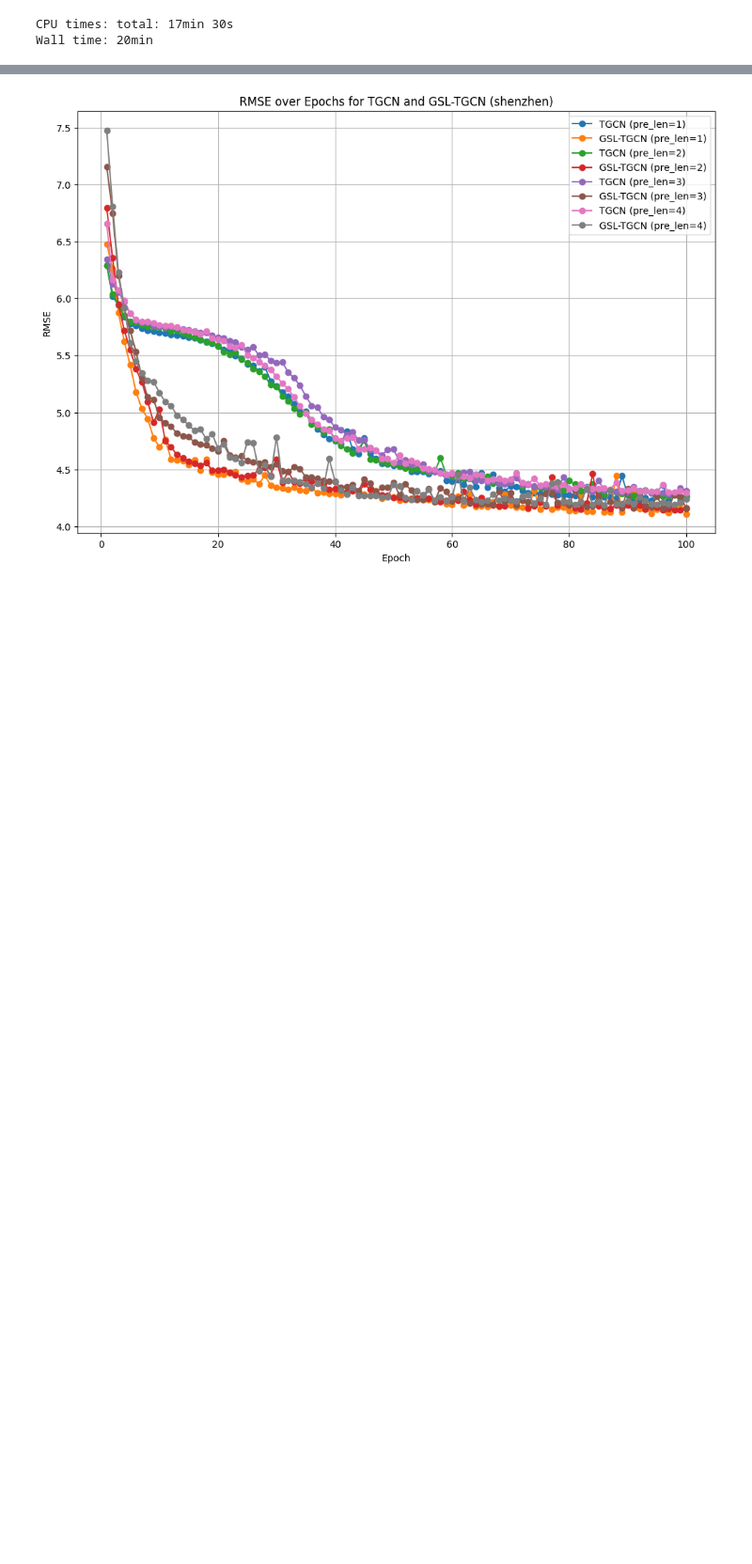
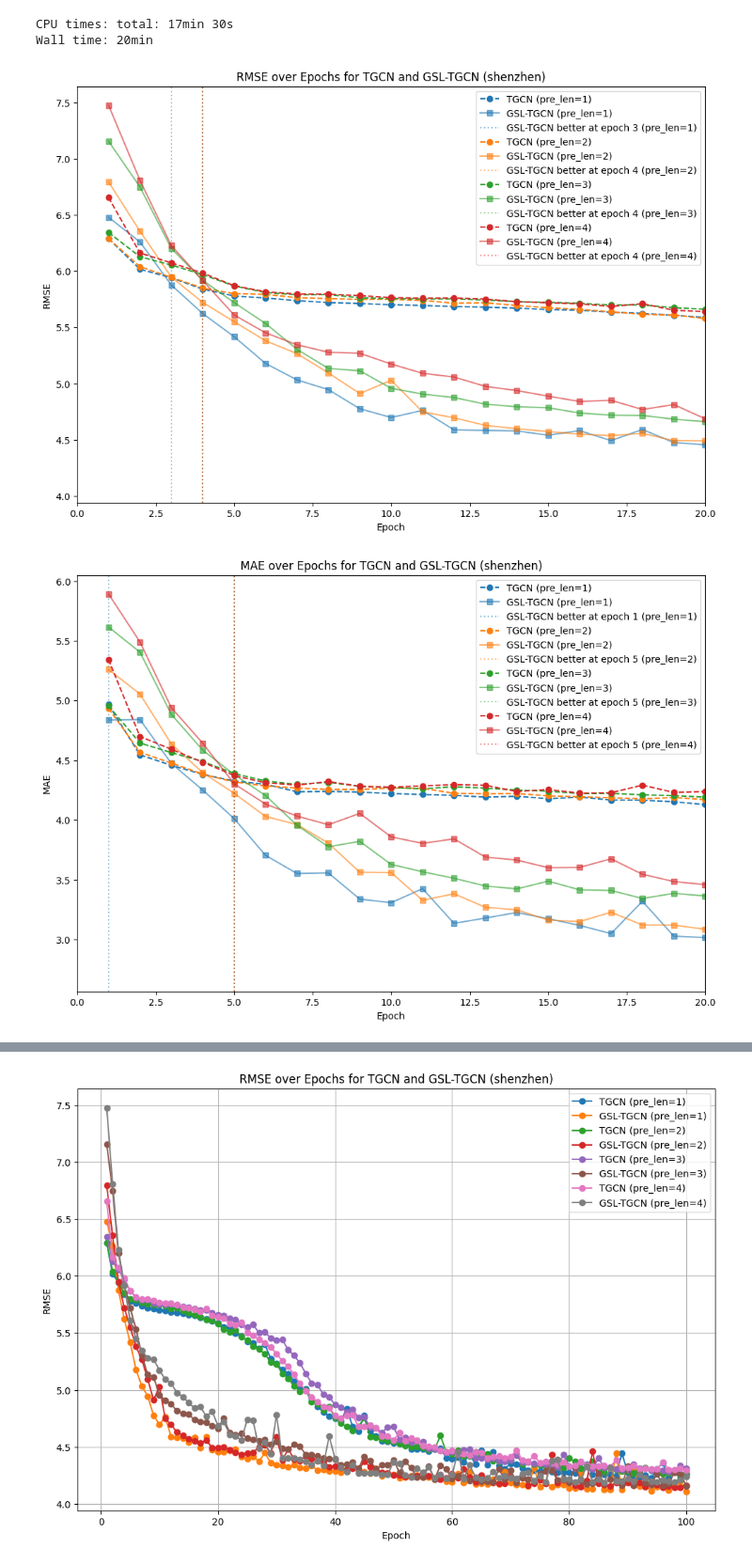
Before and after one commit to mamintoosi-papers-codes/TGCN-PyTorch, a Jupyter notebook: main.ipynb, the cells around one changed output, grey strips where cells are left out. Shown at 94% size. Drawn from its saved outputs; the diff is of its cells as text; code cells hidden in the pictures; blank space fills up the shorter version.

```diff
--- a/main.ipynb
+++ b/main.ipynb
@@ -90,3 +325,75 @@ for pre_len in pred_list:
 [2025-02-27 19:43:57,138 INFO]Finished training!
 CPU times: total: 17min 30s
 Wall time: 20min
+# %%
+import pandas as pd
+import matplotlib.pyplot as plt
+
+# Define the prediction lengths and measures
+pred_list = [1, 2, 3, 4]
+measures = ["RMSE", "MAE", "Accuracy", "R2"]
+
+# Define a color palette for each pre_len
+colors = plt.cm.tab10.colors  # Using a predefined color palette (10 distinct colors)
+
+# Loop through each measure
+for measure in measures:
+    # Create a new figure for each measure
+    plt.figure(figsize=(12, 8))
+
+    # Loop through each pre_len in pred_list
+    for i, pre_len in enumerate(pred_list):
+        # Generate the file paths dynamically based on pre_len
+        metrics_file_gsl_false = f"results/metrics_shenzhen_TGCN_seq12_pre{pre_len}_gslFalse.csv"
+        metrics_file_gsl_true = f"results/metrics_shenzhen_TGCN_seq12_pre{pre_len}_gslTrue.csv"
+
+        # Load the metrics CSV files
+        metrics_df_gsl_false = pd.read_csv(metrics_file_gsl_false)
+        metrics_df_gsl_true = pd.read_csv(metrics_file_gsl_true)
+
+        # Use the same base color for both methods, but with different intensity
+        base_color = colors[i % len(colors)]  # Cycle through the color palette
+        color_false = base_color  # Full intensity for GSL-false
+        color_true = (*base_color[:3], 0.6)  # Reduced intensity (alpha = 0.6) for GSL-true
+
+        # Plot the current measure for the current pre_len
+        # Use dashed line for GSL-false (TGCN)
+        plt.plot(metrics_df_gsl_false["Epoch"], metrics_df_gsl_false[measure], linestyle='--', marker='o', color=color_false, label=f"TGCN (pre_len={pre_len})")
+        # Use solid line for GSL-true (GSL-TGCN)
+        plt.plot(metrics_df_gsl_true["Epoch"], metrics_df_gsl_true[measure], linestyle='-', marker='s', color=color_true, label=f"GSL-TGCN (pre_len={pre_len})")
+
+        # Find the first epoch where GSL-true is better than GSL-false
+        better_epoch = None
+        for epoch in range(len(metrics_df_gsl_false)):
+            tgcn_value = metrics_df_gsl_false.loc[epoch, measure]
+            gsl_tgcn_value = metrics_df_gsl_true.loc[epoch, measure]
+
+            # Check if GSL-true is better than TGCN
+            if measure in ["RMSE", "MAE"]:
+                if gsl_tgcn_value < tgcn_value:  # Lower is better
+                    better_epoch = epoch + 1  # Epochs are 1-indexed
+                    break
+            else:
+                if gsl_tgcn_value > tgcn_value:  # Higher is better
+                    better_epoch = epoch + 1
+                    break
+
+        # Highlight the first epoch where GSL-true is better
+        if better_epoch is not None and better_epoch <= 20:
+            plt.axvline(x=better_epoch, color=color_true, linestyle=':', alpha=0.5, label=f"GSL-TGCN better at epoch {better_epoch} (pre_len={pre_len})")
+
+    # Add labels, title, legend, and grid
+    plt.xlabel("Epoch")
+    plt.ylabel(measure)
+    plt.title(f"{measure} over Epochs for TGCN and GSL-TGCN (shenzhen)")
+    plt.legend()
+    # plt.grid(True)
+
+    # Limit the x-axis to the first 30 epochs
+    plt.xlim(0, 20)
+
+    # Show the plot for the current measure
+    plt.show()
+# %% [output]
+[figure, added]
+[figure, added]
```
Also changed, not shown: parts of 5 cells of this notebook.
